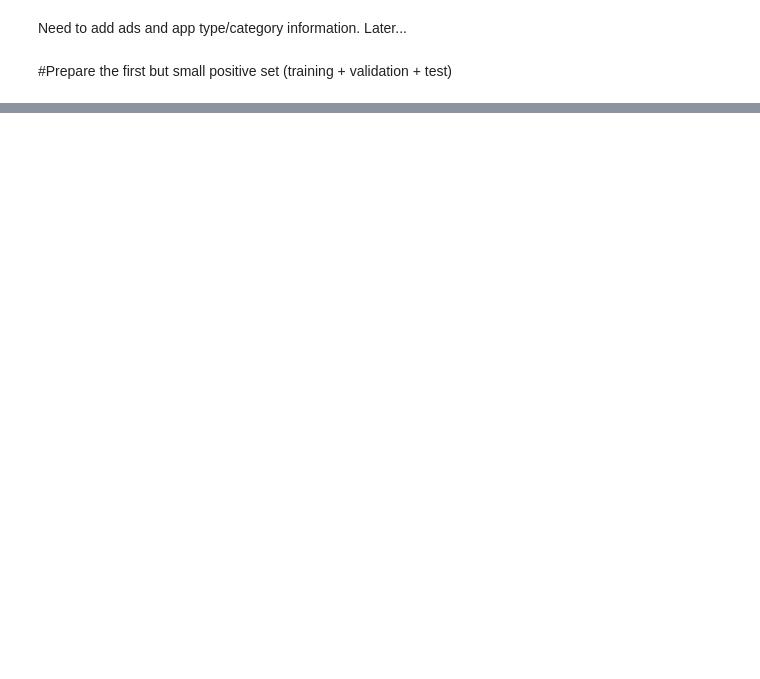
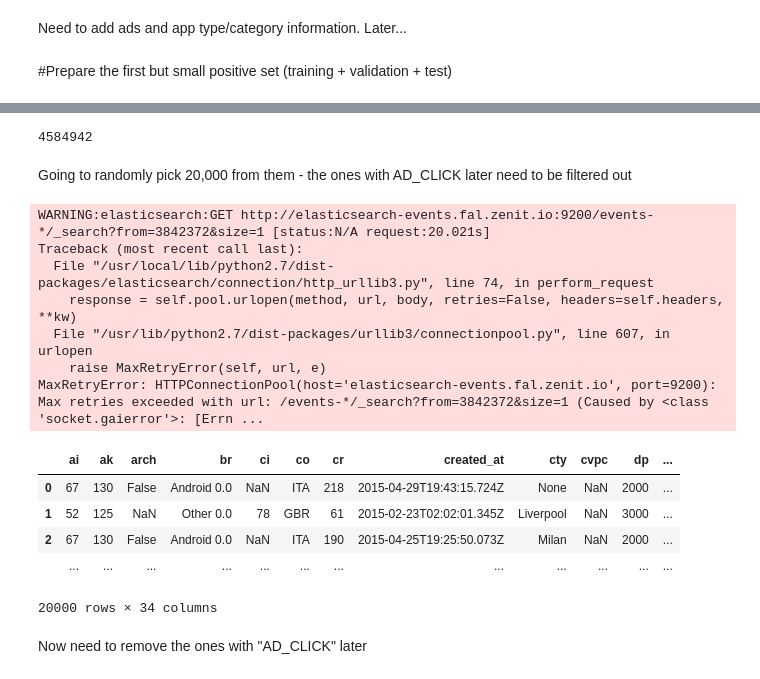
Before and after one commit to hellowendy/Insight_Data_Science, a Jupyter notebook: notebook/Zenit_data_explotary.ipynb, the cells around one changed output, grey strips where cells are left out. Cells and saved outputs as stored; diff of their text form; code cells hidden in the pictures; blank space fills up the shorter version.

Commit message:
Download data in notebook

```diff
--- a/notebook/Zenit_data_explotary.ipynb
+++ b/notebook/Zenit_data_explotary.ipynb
@@ -449,0 +524,31 @@ pd.concat(pd.get_dummies(clicks_df_small_dropna_parse['br'],prefix='br'),pd.get_
+# %%
+es.count(index="events-*", body={'query': {'bool': {'must':[{'match': { 'et' : 'AD_SHOW' }}], 'must_not':[{'match': { 'fr' : 'true' }}]}}})['count']
+# %% [output]
+4584942
+# %% [markdown]
+Going to randomly pick 20,000 from them - the ones with AD_CLICK later need to be filtered out
+# %%
+randomInd = np.random.randint(low=0, high=4584942, size=20000)
+# %%
+addShows = []
+for i in randomInd:
+    event = es.search(index="events-*", body={'query': {'bool': {'must':[{'match': { 'et' : 'AD_SHOW' }}], 'must_not':[{'match': { 'fr' : 'true' }}]}}}, from_ = i, size = 1)
+    addShows = addShows + event['hits']['hits']
+addShows_df = pd.DataFrame([datum['_source'] for datum in addShows])
+addShows_df
+# %% [output]
+WARNING:elasticsearch:GET http://elasticsearch-events.fal.zenit.io:9200/events-*/_search?from=3842372&size=1 [status:N/A request:20.021s]
+Traceback (most recent call last):
+  File "/usr/local/lib/python2.7/dist-packages/elasticsearch/connection/http_urllib3.py", line 74, in perform_request
+    response = self.pool.urlopen(method, url, body, retries=False, headers=self.headers, **kw)
+  File "/usr/lib/python2.7/dist-packages/urllib3/connectionpool.py", line 607, in urlopen
+    raise MaxRetryError(self, url, e)
+MaxRetryError: HTTPConnectionPool(host='elasticsearch-events.fal.zenit.io', port=9200): Max retries exceeded with url: /events-*/_search?from=3842372&size=1 (Caused by <class 'socket.gaierror'>: [Errn ...
+|  | ai | ak | arch | br | ci | co | cr | created_at | cty | cvpc | dp | ... |
+| 0 | 67 | 130 | False | Android 0.0 | NaN | ITA | 218 | 2015-04-29T19:43:15.724Z | None | NaN | 2000 | ... |
+| 1 | 52 | 125 | NaN | Other 0.0 | 78 | GBR | 61 | 2015-02-23T02:02:01.345Z | Liverpool | NaN | 3000 | ... |
+| 2 | 67 | 130 | False | Android 0.0 | NaN | ITA | 190 | 2015-04-25T19:25:50.073Z | Milan | NaN | 2000 | ... |
+|  | ... | ... | ... | ... | ... | ... | ... | ... | ... | ... | ... | ... |
+20000 rows × 34 columns
+# %% [markdown]
+Now need to remove the ones with "AD_CLICK" later
```
Also changed, not shown: parts of 42 cells of this notebook.
